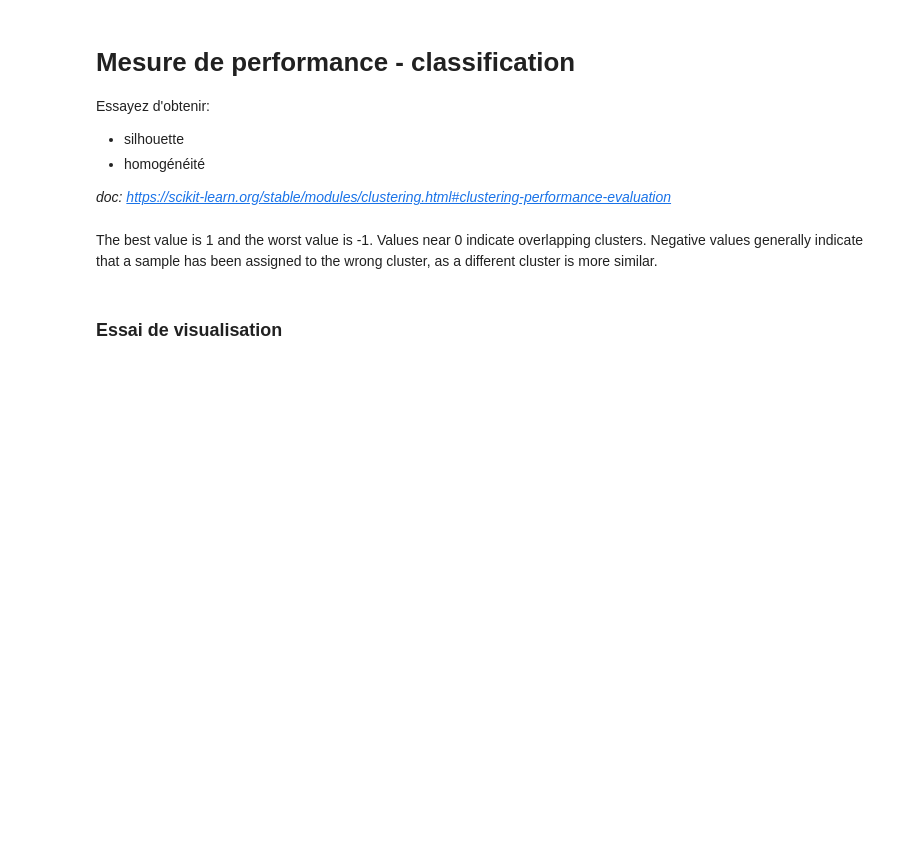
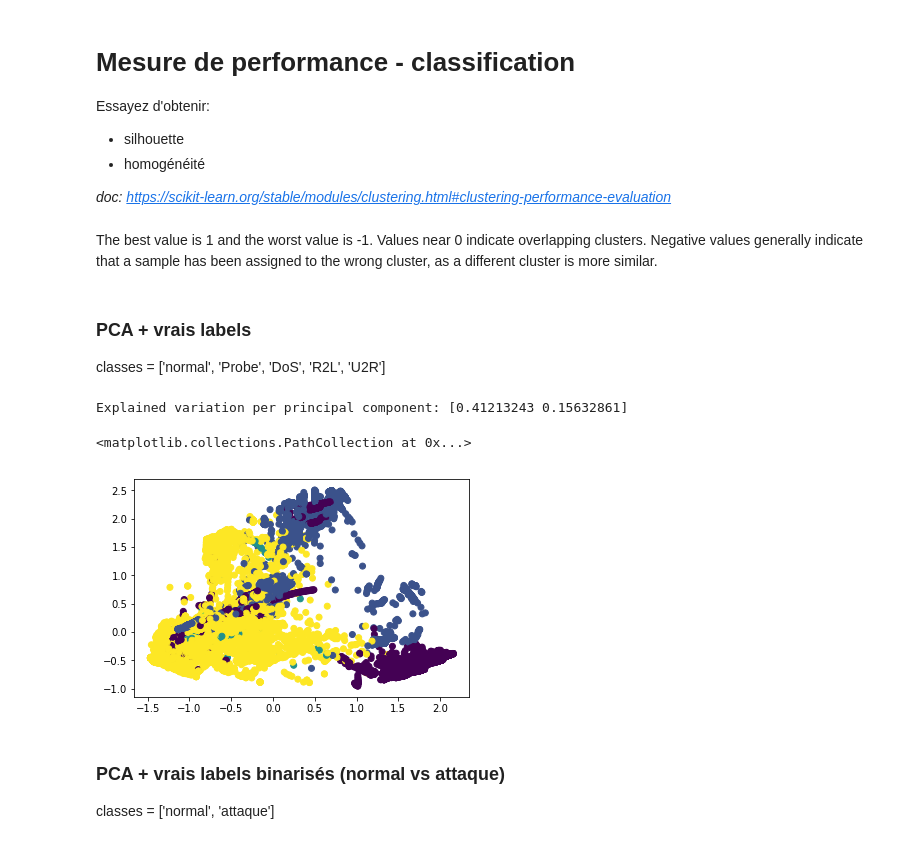
Before and after one commit to laure-delisle/intro-ml, a Jupyter notebook: tp-solution.ipynb, the cells around one changed output. Saved outputs shown, nothing was run; the diff lists cells and outputs as text; code cells hidden in the pictures; blank space fills up the shorter version.

```diff
--- a/tp-solution.ipynb
+++ b/tp-solution.ipynb
@@ -350,13 +502,22 @@ metrics.silhouette_score(X=X_normalized_no_na,
                          metric='manhattan')
-# %% [markdown]
-### Essai de visualisation
+# %% [markdown]
+### PCA + vrais labels
+classes = ['normal', 'Probe', 'DoS', 'R2L', 'U2R']
 # %%
 from sklearn.decomposition import PCA
 
-pca = PCA(n_components=3)
+pca = PCA(n_components=2)
 pca_result = pca.fit_transform(X_normalized_no_na.values)
 
 print('Explained variation per principal component: {}'.format(pca.explained_variance_ratio_))
+# %% [output]
+Explained variation per principal component: [0.41213243 0.15632861]
+# %%
+y_catcode = y_train.copy()
+y_catcode.attack_type = pd.Categorical(y_catcode.attack_type)
+y_catcode.attack_type = y_catcode.attack_type.cat.codes
 # %%
-plt.scatter(pca_result[:,0], pca_result[:,1], c=y_l)
-plt.show()
+plt.scatter(pca_result[:,0], pca_result[:,1], c=y_catcode.attack_type)
+# %% [output]
+<matplotlib.collections.PathCollection at 0x...>
+[figure, added]
@@ -373,0 +524,3 @@ subplot(1,5,5)
+# %% [markdown]
+### PCA + vrais labels binarisés (normal vs attaque)
+classes = ['normal', 'attaque']
```
Also changed, not shown: parts of 42 cells of this notebook.
